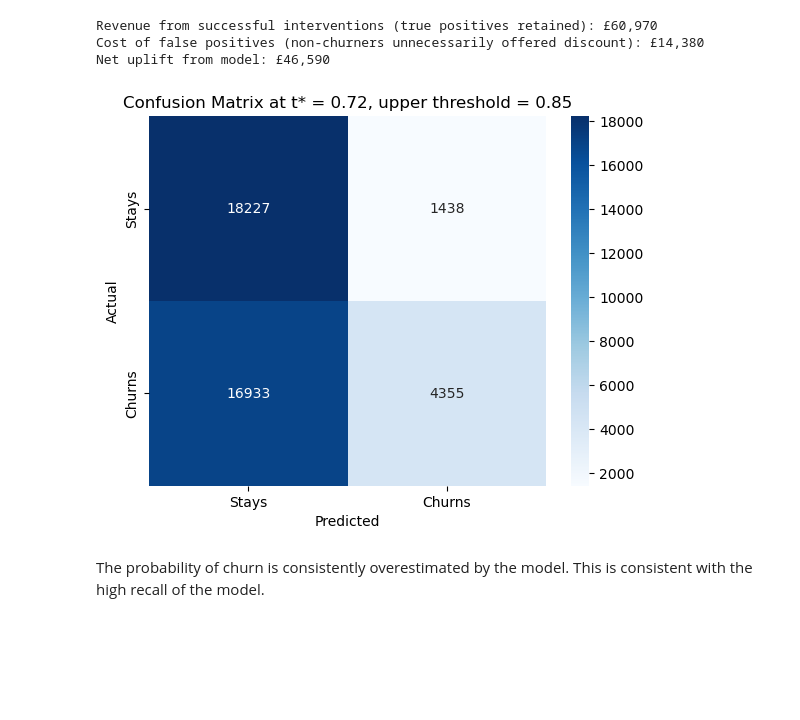
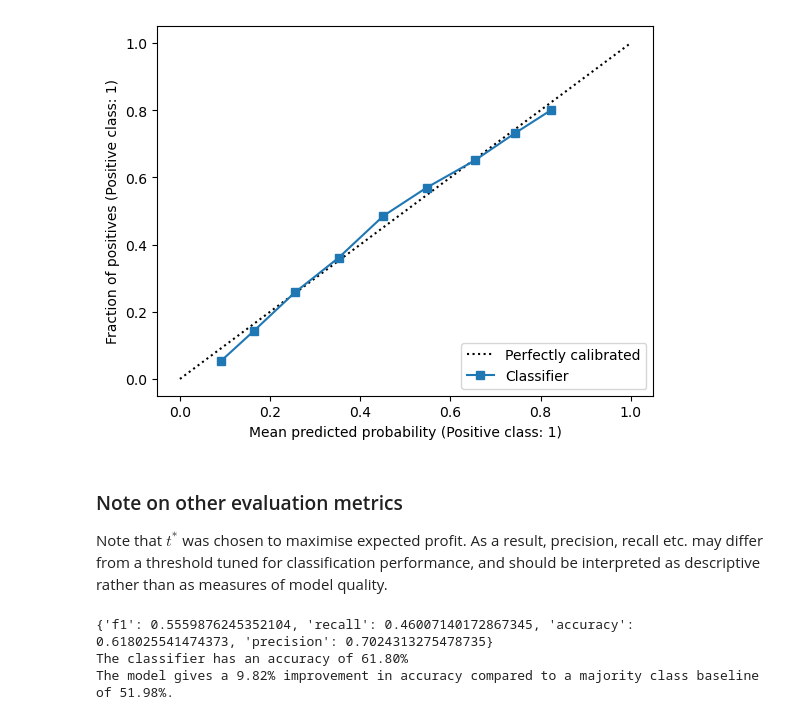
Before and after one commit to bnparris/Powerlifting-Membership-Churn-Model, a Jupyter notebook: notebooks/08_test.ipynb.ipynb, the cells around one changed output. Drawn from its saved outputs; the diff is of its cells as text; code cells hidden in the pictures; blank space fills up the shorter version.

```diff
--- a/notebooks/08_test.ipynb.ipynb
+++ b/notebooks/08_test.ipynb.ipynb
@@ -209,34 +113,23 @@ Lost revenue from missed churners (false negatives): £237,062
-# %%
-t_star = 0.72
-UPPER_THRESHOLD = 0.85
-p_retention = 0.35
-
-preds_t_star = ((probs > t_star) & (probs < UPPER_THRESHOLD)).astype(int)
-
-cm = confusion_matrix(test_y, preds_t_star)
-tn, fp, fn, tp = cm.ravel()
-
-est_from_intervention = tp * p_retention * (V - C)
-est_wasted = fp * C
-lost_fn = fn * (V-C) * p_retention
-net_uplift = est_from_intervention - est_wasted
-
-print(f'Revenue from successful interventions (true positives retained): £{est_from_intervention:,.0f}')
-print(f'Cost of false positives (non-churners unnecessarily offered discount): £{est_wasted:,.0f}')
-print(f'Net uplift from model: £{net_uplift:,.0f}')
-
-
-sns.heatmap(cm, annot=True, fmt='d', cmap='Blues',
-            xticklabels=['Stays', 'Churns'],
-            yticklabels=['Stays', 'Churns'])
-plt.xlabel('Predicted')
-plt.ylabel('Actual')
-plt.title(f'Confusion Matrix at t* = {t_star}, upper threshold = {UPPER_THRESHOLD}')
-plt.show()
-# %% [output]
-Revenue from successful interventions (true positives retained): £60,970
-Cost of false positives (non-churners unnecessarily offered discount): £14,380
-Net uplift from model: £46,590
-[figure, removed]
-# %% [markdown]
-The probability of churn is consistently overestimated by the model. This is consistent with the high recall of the model.
+# %%
+CalibrationDisplay.from_predictions(test_y, probs, n_bins=10)
+plt.show()
+# %% [output]
+[figure, added]
+# %% [markdown]
+### Note on other evaluation metrics
+
+Note that $t^*$ was chosen to maximise expected profit. As a result, precision, recall etc. may differ from a threshold tuned for classification performance, and should be interpreted as descriptive rather than as measures of model quality.
+# %%
+preds = (probs >= t_star).astype(int)
+
+scores_dict = {
+    "f1":        f1_score(test_y, preds),
+    "recall":    recall_score(test_y, preds),
+    "accuracy":  accuracy_score(test_y, preds),
+    "precision": precision_score(test_y, preds),
+}
+print(scores_dict)
+# %% [output]
+{'f1': 0.5559876245352104, 'recall': 0.46007140172867345, 'accuracy': 0.618025541474373, 'precision': 0.7024313275478735}
+The classifier has an accuracy of 61.80%
+The model gives a 9.82% improvement in accuracy compared to a majority class baseline of 51.98%.
```
Also changed, not shown: parts of 9 cells of this notebook, 1 other file.
